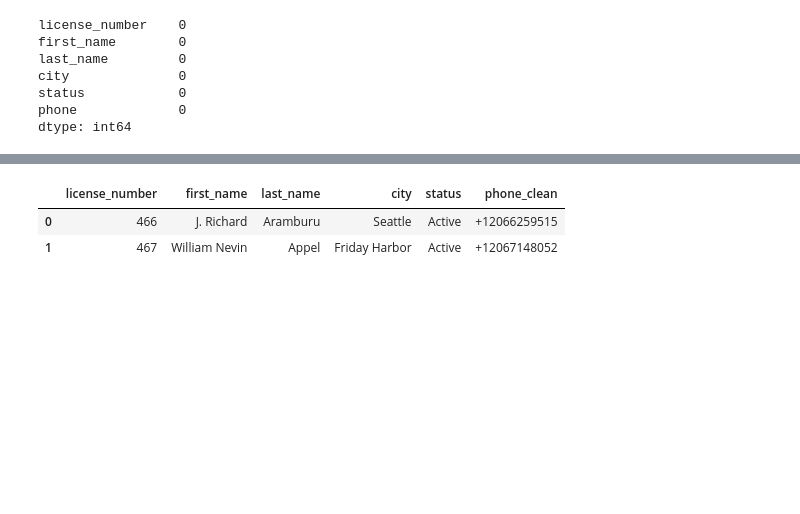
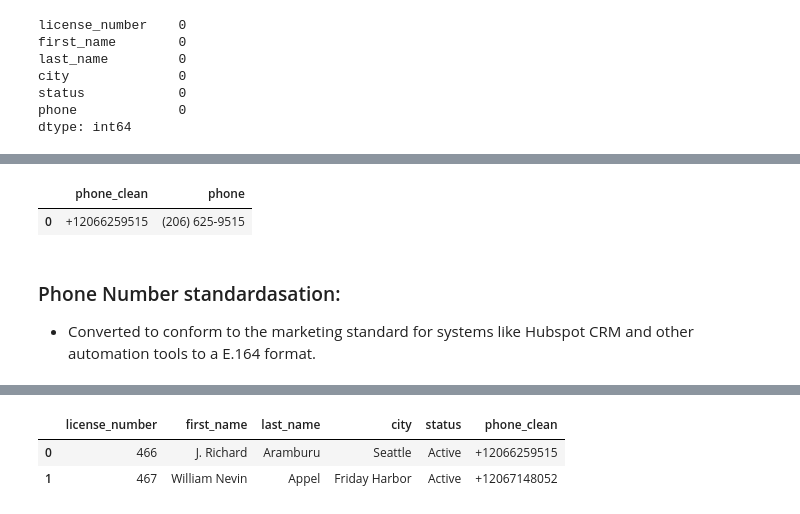
Before and after one commit to MtetoDesigns/Wbsa_cleaned_data, a Jupyter notebook: wbsa_cleaned_data.ipynb, the cells around one changed output, grey strips where cells are left out. Drawn from its saved outputs; the diff is of its cells as text; code cells hidden in the pictures; blank space fills up the shorter version.

```diff
--- a/wbsa_cleaned_data.ipynb
+++ b/wbsa_cleaned_data.ipynb
@@ -77,18 +86,26 @@ memory usage: 1.6+ MB
 # %%
 # strip all non‑digits
 
 df['phone_clean'] = df['phone'].str.replace(r'\D+', '', regex=True)
 
 # convert phone column on US based numbers
 
 def format_phone_number(phone_str):
 
   if len(phone_str) == 10:
     return '+1' + phone_str
   else:
     return '+' + phone_str
 
 
 df['phone_clean'] = df['phone_clean'].apply(format_phone_number)
+df[['phone_clean','phone']].head(1)
+# %% [output]
+|  | phone_clean | phone |
+| 0 | +12066259515 | (206) 625-9515 |
+# %% [markdown]
+### Phone Number standardasation:
+
+* Converted to conform to the marketing standard for systems like Hubspot CRM and other automation tools to a E.164 format.
 # %%
 # drop the old phone column
```
Also changed, not shown: parts of 30 cells of this notebook.
